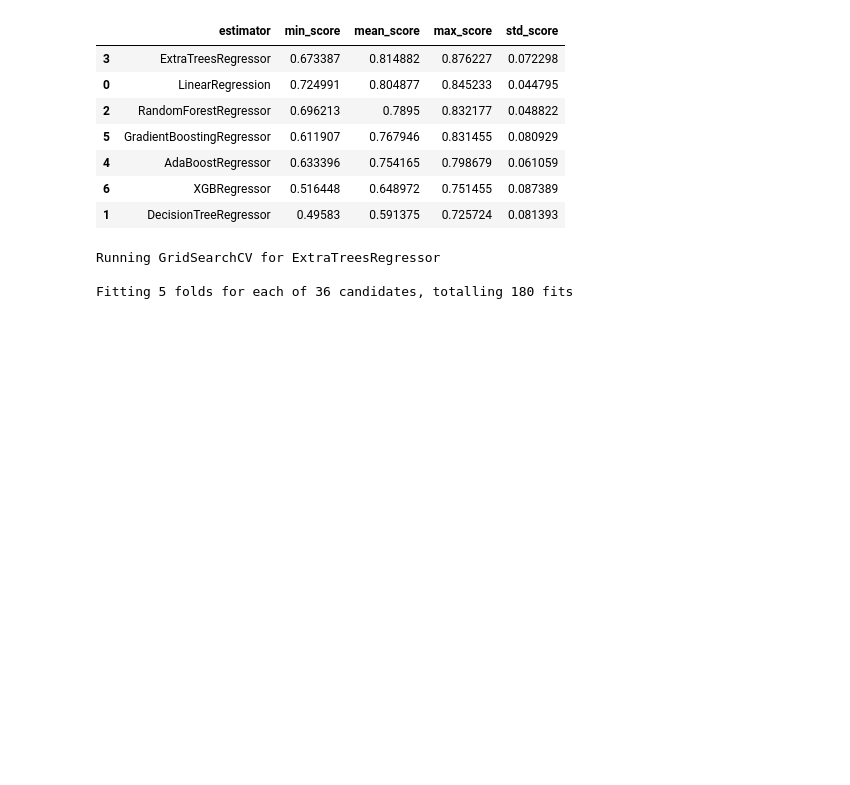
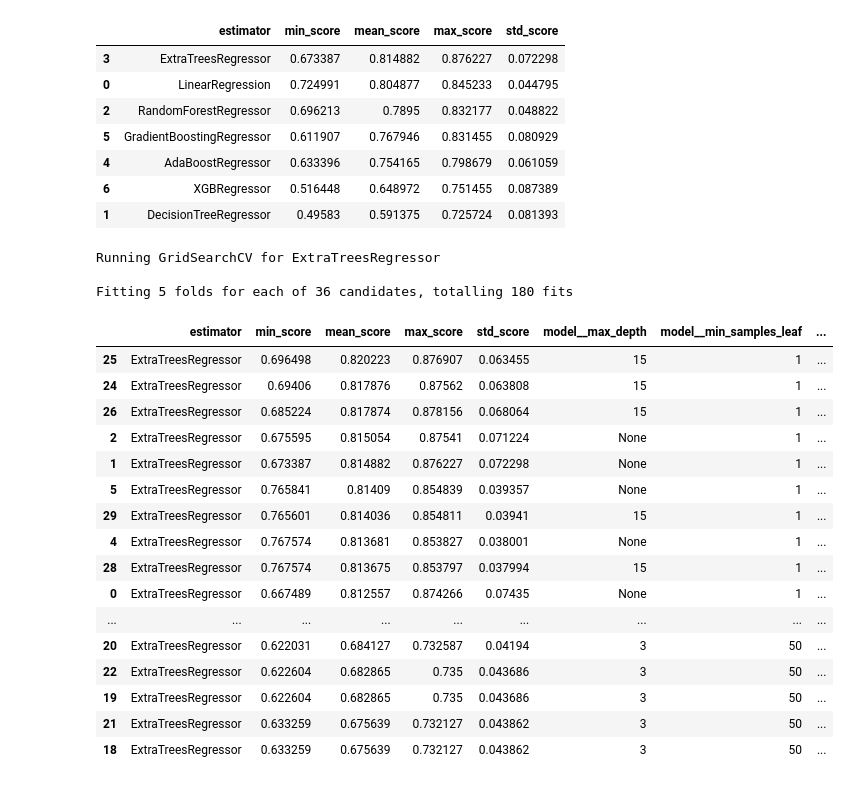
Before and after one commit to Drennan98/Heritage-Housing-Issues, a Jupyter notebook: jupyter_notebooks/5 - Modeling and Evaluation PredicSalePrice.ipynb, the cells around one changed output. Cells and saved outputs as stored; diff of their text form; code cells hidden in the pictures; blank space fills up the shorter version.

Commit message:
Perform another grid search summary

```diff
--- a/jupyter_notebooks/5 - Modeling and Evaluation PredicSalePrice.ipynb
+++ b/jupyter_notebooks/5 - Modeling and Evaluation PredicSalePrice.ipynb
@@ -312,3 +312,24 @@ search.fit(X_train, y_train, scoring = 'r2', n_jobs=-1, cv=5)
 Running GridSearchCV for ExtraTreesRegressor
 
 Fitting 5 folds for each of 36 candidates, totalling 180 fits
+# %%
+grid_search_summary, grid_search_pipelines = search.score_summary(sort_by='mean_score')
+grid_search_summary
+# %% [output]
+|  | estimator | min_score | mean_score | max_score | std_score | model__max_depth | model__min_samples_leaf | ... |
+| 25 | ExtraTreesRegressor | 0.696498 | 0.820223 | 0.876907 | 0.063455 | 15 | 1 | ... |
+| 24 | ExtraTreesRegressor | 0.69406 | 0.817876 | 0.87562 | 0.063808 | 15 | 1 | ... |
+| 26 | ExtraTreesRegressor | 0.685224 | 0.817874 | 0.878156 | 0.068064 | 15 | 1 | ... |
+| 2 | ExtraTreesRegressor | 0.675595 | 0.815054 | 0.87541 | 0.071224 | None | 1 | ... |
+| 1 | ExtraTreesRegressor | 0.673387 | 0.814882 | 0.876227 | 0.072298 | None | 1 | ... |
+| 5 | ExtraTreesRegressor | 0.765841 | 0.81409 | 0.854839 | 0.039357 | None | 1 | ... |
+| 29 | ExtraTreesRegressor | 0.765601 | 0.814036 | 0.854811 | 0.03941 | 15 | 1 | ... |
+| 4 | ExtraTreesRegressor | 0.767574 | 0.813681 | 0.853827 | 0.038001 | None | 1 | ... |
+| 28 | ExtraTreesRegressor | 0.767574 | 0.813675 | 0.853797 | 0.037994 | 15 | 1 | ... |
+| 0 | ExtraTreesRegressor | 0.667489 | 0.812557 | 0.874266 | 0.07435 | None | 1 | ... |
+| ... | ... | ... | ... | ... | ... | ... | ... | ... |
+| 20 | ExtraTreesRegressor | 0.622031 | 0.684127 | 0.732587 | 0.04194 | 3 | 50 | ... |
+| 22 | ExtraTreesRegressor | 0.622604 | 0.682865 | 0.735 | 0.043686 | 3 | 50 | ... |
+| 19 | ExtraTreesRegressor | 0.622604 | 0.682865 | 0.735 | 0.043686 | 3 | 50 | ... |
+| 21 | ExtraTreesRegressor | 0.633259 | 0.675639 | 0.732127 | 0.043862 | 3 | 50 | ... |
+| 18 | ExtraTreesRegressor | 0.633259 | 0.675639 | 0.732127 | 0.043862 | 3 | 50 | ... |
```
